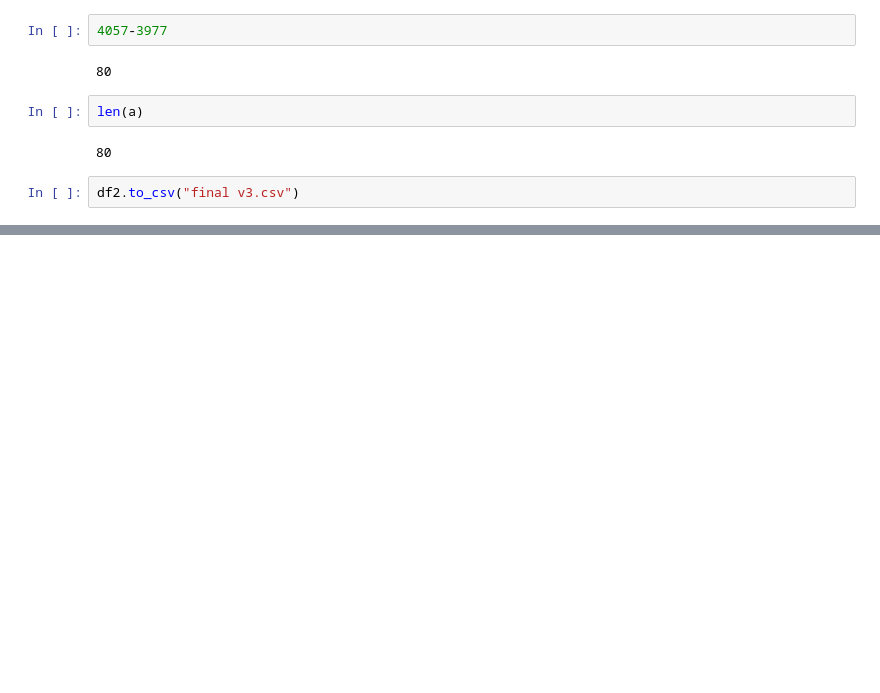
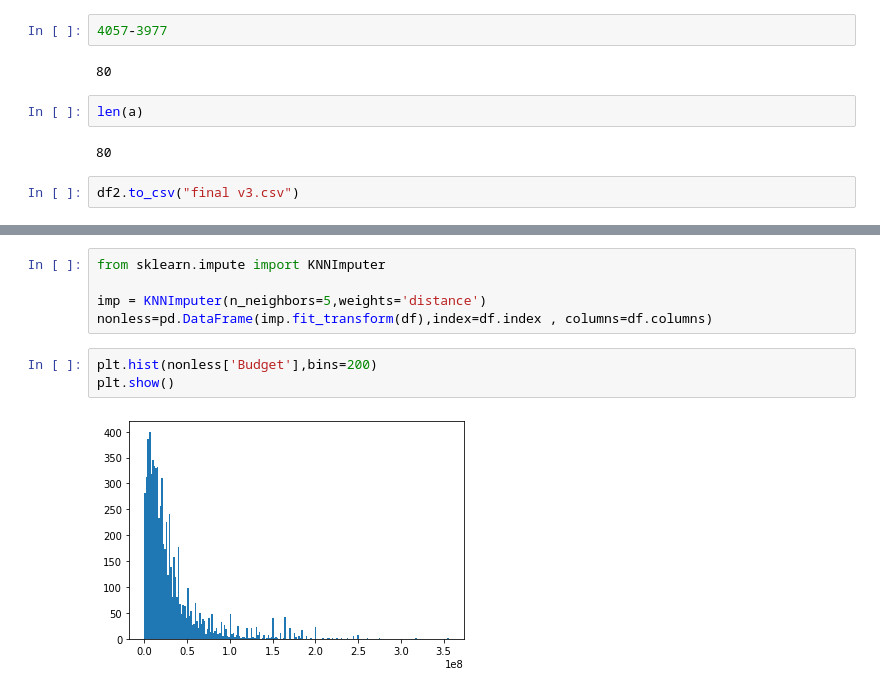
Before and after one commit to Ali-Setareh/Machine-learning-in-physics-Project, a Jupyter notebook: phase 3 - Neural Network/make v3 final data set.ipynb, the cells around one changed output, grey strips where cells are left out. Cells and saved outputs as stored; diff of their text form; blank space fills up the shorter version.

```diff
--- a/phase 3 - Neural Network/make v3 final data set.ipynb
+++ b/phase 3 - Neural Network/make v3 final data set.ipynb
@@ -128,0 +143,10 @@ df2.to_csv("final v3.csv")
+# %%
+from sklearn.impute import KNNImputer
+
+imp = KNNImputer(n_neighbors=5,weights='distance')
+nonless=pd.DataFrame(imp.fit_transform(df),index=df.index , columns=df.columns)
+# %%
+plt.hist(nonless['Budget'],bins=200)
+plt.show()
+# %% [output]
+[figure, added]
```
Also changed, not shown: parts of 3 cells of this notebook.
